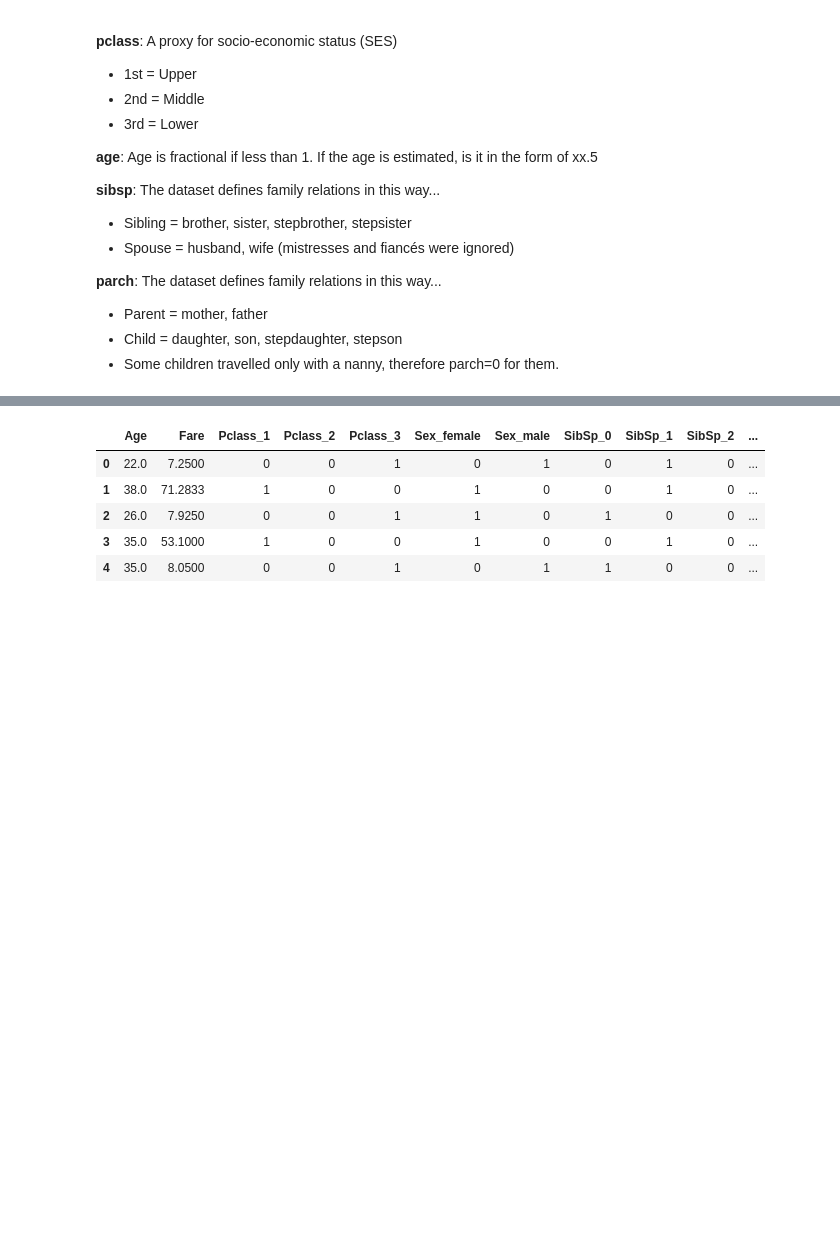
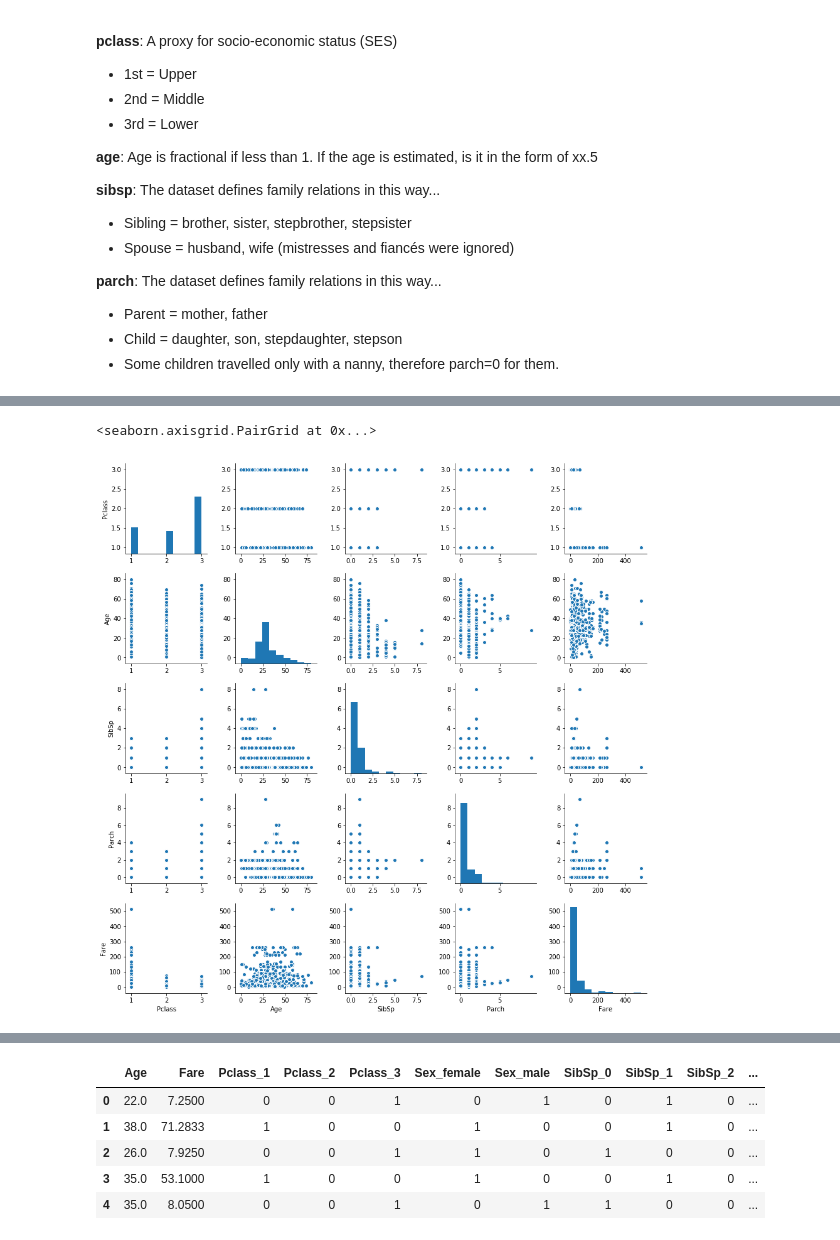
Before and after one commit to gcptien/ML, a Jupyter notebook: Titanic/Titanic.ipynb, the cells around one changed output, grey strips where cells are left out. Saved outputs shown, nothing was run; the diff lists cells and outputs as text; code cells hidden in the pictures; blank space fills up the shorter version.

```diff
--- a/Titanic/Titanic.ipynb
+++ b/Titanic/Titanic.ipynb
@@ -108,10 +134,8 @@ df.describe()
-# %%
-# Done Once
-df= df.join(pd.get_dummies(df['Pclass'],prefix='Pclass')) # One-Hot Encoding for Pclass
-df= df.join(pd.get_dummies(df['Sex'],prefix='Sex')) # One-Hot Encoding for Sex
-df= df.join(pd.get_dummies(df['SibSp'],prefix='SibSp')) # One-Hot Encoding for SibSp
-df= df.join(pd.get_dummies(df['Parch'],prefix='Parch')) # One-Hot Encoding for Parch
-df= df.drop(['Pclass','Sex','SibSp','Parch'], axis =1)  # Remove columns: Pclass, Sex, SibSp, Parch
+# %%
+sns.pairplot(df[['Pclass', 'Age', 'SibSp', 'Parch', 'Fare']])
+# %% [output]
+<seaborn.axisgrid.PairGrid at 0x...>
+[figure, added]
 # %%
 df.columns
 # df.head()
```
Also changed, not shown: parts of 13 cells of this notebook, 1 other file.
